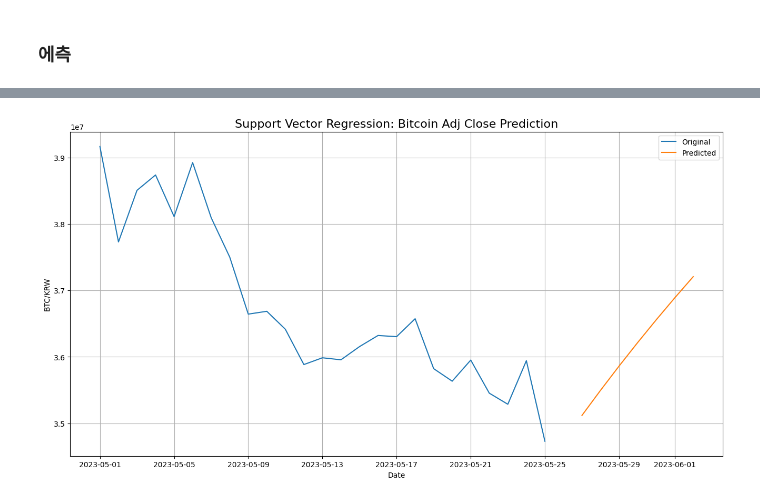
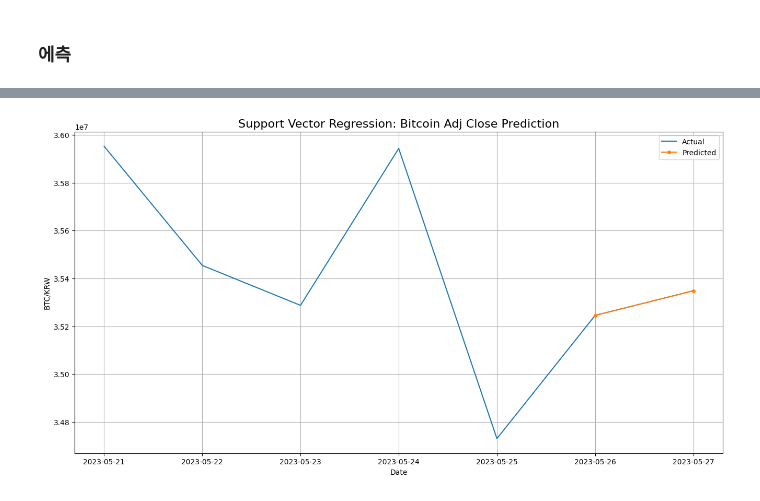
Before and after one commit to young1ll/time-series-da, a Jupyter notebook: notebook/SimpleRegression.ipynb, the cells around one changed output, grey strips where cells are left out. Saved outputs shown, nothing was run; the diff lists cells and outputs as text; code cells hidden in the pictures.

```diff
--- a/notebook/SimpleRegression.ipynb
+++ b/notebook/SimpleRegression.ipynb
@@ -52,2 +52,8 @@ btc_krw_df
 # %% [markdown]
 ### 전처리 및 모델
+# %%
+import pandas as pd
+
+data = pd.DataFrame()
+data['Adj Close'] = btc_krw_df['Adj Close']
+data
@@ -189,13 +163,24 @@ print(pred_df)
 # %%
-# 시각화
+import matplotlib.pyplot as plt
+
+# 다음 날의 미래 가격 예측(과거 60일)
+data_scaled = scaler.transform(data['Adj Close'].values.reshape(-1, 1))
+last_data = data_scaled[-60].reshape(1, -1)
+next_day_pred_scaled = model.predict(last_data)
+next_day_pred = scaler.inverse_transform(next_day_pred_scaled.reshape(-1, 1))
+
+prediction_data = pd.DataFrame(next_day_pred, columns=['Adj Close'], index=[data.index[-1] + pd.DateOffset(days=1)])
+combined_data = pd.concat([data, prediction_data])
+
+# 시각화: actual and predicted values
 plt.figure(figsize=(16, 8))
-plt.plot(data.loc['2023-05'], label='Original')
-plt.plot(pred_df.index, pred_df['Adj Close'], label='Predicted')
+plt.plot(combined_data.index[-7:], combined_data['Adj Close'][-7:], label='Actual')
+plt.plot(combined_data.index[-2:], combined_data['Adj Close'][-2:], marker='o', markersize=4, label='Predicted')
 plt.xlabel('Date')
 plt.ylabel('BTC/KRW')
 plt.legend()
 plt.title('Support Vector Regression: Bitcoin Adj Close Prediction', fontsize=16)
 plt.grid()
 plt.show()
 # %% [output]
-[figure, old version]
+[figure, new version]
```
Also changed, not shown: parts of 9 cells of this notebook, 1 other file.
